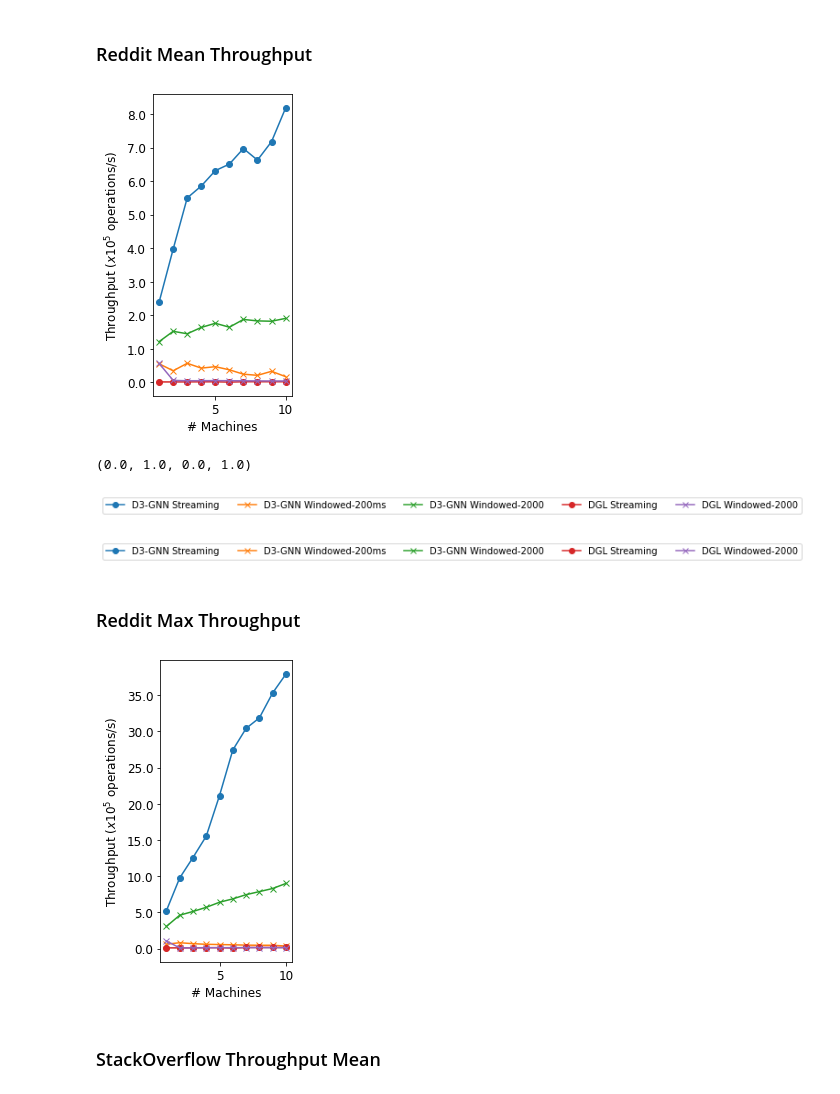
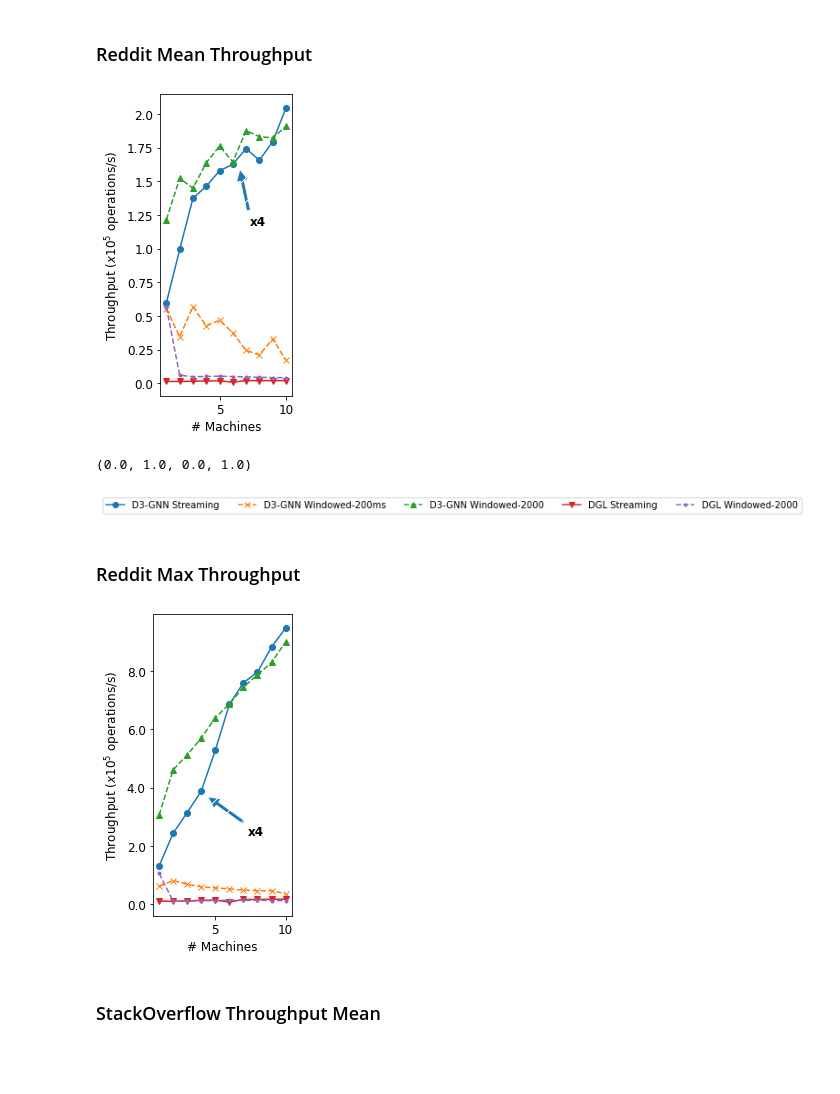
Before and after one commit to Rustam-Warwick/d3-gnn, a Jupyter notebook: helper-scripts/jupyter/Process Flink Metrics.ipynb, the cells around one changed output. Drawn from its saved outputs; the diff is of its cells as text; code cells hidden in the pictures; blank space fills up the shorter version.

```diff
--- a/helper-scripts/jupyter/Process Flink Metrics.ipynb
+++ b/helper-scripts/jupyter/Process Flink Metrics.ipynb
@@ -308,18 +309,16 @@ streaming_throughput_mean
 # %% [markdown]
 ### Reddit Mean Throughput
 # %%
-# streaming_throughput_max=get_aggregated_throughput(entry_folder_name="../streaming_throughput_1_10",metric_name="throughput", agg="max")
-streaming_throughput_mean=transform_parallel_to_machines(agg_concat_list(get_aggregated_throughput(entry_folder_name="../../jupyter/metrics/Streaming Metrics HDRF 8/", metric_name="throughput"),agg="mean"))
-windowed_throughput_mean=transform_parallel_to_machines(agg_concat_list(get_aggregated_throughput(entry_folder_name="../../jupyter/metrics/Windowed Metrics HDRF 2/", metric_name="throughput"),agg="mean"))
-count_window_throughput_mean = transform_parallel_to_machines(agg_concat_list(get_aggregated_throughput(entry_folder_name="../../jupyter/metrics/CountWindowMetrics/", metric_name="throughput"),agg="mean"))
-# streaming_replication_factor = agg_concat_list(get_aggregated_throughput(entry_folder_name="../../jupyter/metrics/Streaming Metrics HDRF 8/", operator_name="HDRF-Partitioner-10Threads", metric_name="Replication Factor"),agg="last_nonzero")
-fig, ax, lines1 = plot_aggregated_dict(None, [streaming_throughput_mean, windowed_throughput_mean, count_window_throughput_mean, DGL_STREAMING_MEAN_THROUGHPUT, DGL_WINDOWED_MEAN_THROUGHPUT],["D3-GNN Streaming", "D3-GNN Windowed-200ms", "D3-GNN Windowed-2000", "DGL Streaming", "DGL Windowed-2000"], ["o", "x","x", "o", "x"], ["-","-","-","-","-"], [None, None, None, None, None], xlabel="# Machines")
-#ax2 = ax.twinx()
-#_, _, lines2 = plot_aggregated_dict(None, [streaming_replication_factor],["RF (HDRF-8)"], ["+"], ["--"],["g"], ylabel="Replication Factor", pre_fig=(fig,ax2), formatter=yfmt2)
-#lines = lines1 + lines2
-#labs = [l.get_label() for l in lines]
-#ax.legend(lines, labs, loc=0)
-#ax.legend(fontsize=12)
+streaming_throughput_mean=transform_dict(agg_concat_list(get_aggregated_throughput(entry_folder_name="../../jupyter/metrics/Streaming Metrics HDRF 8/", metric_name="throughput"),agg="mean"), value_fn=lambda x: x/4)
+windowed_throughput_mean=transform_dict(agg_concat_list(get_aggregated_throughput(entry_folder_name="../../jupyter/metrics/Windowed Metrics HDRF 2/", metric_name="throughput"),agg="mean"))
+count_window_throughput_mean = transform_dict(agg_concat_list(get_aggregated_throughput(entry_folder_name="../../jupyter/metrics/CountWindowMetrics/", metric_name="throughput"),agg="mean"))
+fig, ax, lines1 = plot_aggregated_dict(None, [streaming_throughput_mean, windowed_throughput_mean, count_window_throughput_mean, DGL_STREAMING_MEAN_THROUGHPUT, DGL_WINDOWED_MEAN_THROUGHPUT],["D3-GNN Streaming", "D3-GNN Windowed-200ms", "D3-GNN Windowed-2000", "DGL Streaming", "DGL Windowed-2000"], ["o", "x","^", "v", "."], ["-","--","--","-","--"], [None, None, None, None, None], xlabel="# Machines")
+
+ax.annotate('x4', xy=(0.6, 0.76),  xycoords='axes fraction',
+            xytext=(0.8, 0.6), textcoords='axes fraction',
+            arrowprops=dict(shrink=0.05, edgecolor="white", hatch="/"),
+            horizontalalignment='right', verticalalignment='top', fontsize="large", fontweight="bold"
+            )
 plt.rcParams["figure.figsize"] = (3,5)
 # %% [output]
-[figure, old version]
+[figure, new version]
@@ -336,6 +337,4 @@ ax_leg.axis('off')
 (0.0, 1.0, 0.0, 1.0)
 [figure]
 # %%
-fig_leg
+fig_leg.savefig("../../jupyter/plots/legend-stream-windowed.png", bbox_inches='tight')
-# %% [output]
-[figure, removed]
@@ -345,18 +342,19 @@ fig_leg.savefig("../../jupyter/plots/legend-stream-windowed.png")
 ### Reddit Max Throughput
 # %%
 # streaming_throughput_max=get_aggregated_throughput(entry_folder_name="../streaming_throughput_1_10",metric_name="throughput", agg="max")
-streaming_throughput_max=transform_parallel_to_machines(agg_concat_list(get_aggregated_throughput(entry_folder_name="../../jupyter/metrics/Streaming Metrics HDRF 8/",metric_name="throughput"),agg="max"))
-windowed_throughput_max=transform_parallel_to_machines(agg_concat_list(get_aggregated_throughput(entry_folder_name="../../jupyter/metrics/Windowed Metrics HDRF 2/",metric_name="throughput"),agg="max"))
-count_window_throughput_max = transform_parallel_to_machines(agg_concat_list(get_aggregated_throughput(entry_folder_name="../../jupyter/metrics/CountWindowMetrics/", metric_name="throughput"),agg="max"))
+streaming_throughput_max=transform_dict(agg_concat_list(get_aggregated_throughput(entry_folder_name="../../jupyter/metrics/Streaming Metrics HDRF 8/",metric_name="throughput"),agg="max"), value_fn=lambda x:x/4)
+windowed_throughput_max=transform_dict(agg_concat_list(get_aggregated_throughput(entry_folder_name="../../jupyter/metrics/Windowed Metrics HDRF 2/",metric_name="throughput"),agg="max"))
+count_window_throughput_max = transform_dict(agg_concat_list(get_aggregated_throughput(entry_folder_name="../../jupyter/metrics/CountWindowMetrics/", metric_name="throughput"),agg="max"))
 # streaming_replication_factor = agg_concat_list(get_aggregated_throughput(entry_folder_name="../metrics/Streaming Metrics HDRF 8/", operator_name="HDRF-Partitioner-10Threads", metric_name="Replication Factor"),agg="last_nonzero")
-fig, ax, lines1 = plot_aggregated_dict(None, [streaming_throughput_max, windowed_throughput_max, count_window_throughput_max, DGL_STREAMING_MAX_THROUGHPUT, DGL_WINDOWED_MAX_THROUGHPUT],["D3-GNN Streaming", "D3-GNN Windowed-200ms", "D3-GNN Windowed-2kcount", "DGL Streaming", "DGL_Window_mean"], ["o", "x","x", "o", "x"], ["-","-","-","-","-"], [None, None, None, None, None], xlabel="# Machines")
-#ax2 = ax.twinx()
-#_, _, lines2 = plot_aggregated_dict(None, [streaming_replication_factor],["RF (HDRF-8)"], ["+"], ["--"],["g"], ylabel="Replication Factor", pre_fig=(fig,ax2), formatter=yfmt2)
-#lines = lines1 + lines2
-#labs = [l.get_label() for l in lines]
-#ax.legend(lines, labs, loc=0)
-#ax.legend()
+fig, ax, lines1 = plot_aggregated_dict(None, [streaming_throughput_max, windowed_throughput_max, count_window_throughput_max, DGL_STREAMING_MAX_THROUGHPUT, DGL_WINDOWED_MAX_THROUGHPUT],["D3-GNN Streaming", "D3-GNN Windowed-200ms", "D3-GNN Windowed-2kcount", "DGL Streaming", "DGL_Window_mean"], ["o", "x","^", "v", "."], ["-","--","--","-","--"], [None, None, None, None, None], xlabel="# Machines")
+
+ax.annotate('x4', xy=(0.38, 0.4),  xycoords='axes fraction',
+            xytext=(0.8, 0.3), textcoords='axes fraction',
+            arrowprops=dict(shrink=0.05, edgecolor="white", hatch="/"),
+            horizontalalignment='right', verticalalignment='top', fontsize="large", fontweight="bold"
+            )
+
 plt.rcParams["figure.figsize"] = (3,5)
 # %% [output]
-[figure, old version]
+[figure, new version]
 # %%
```
Also changed, not shown: parts of 15 cells of this notebook, 29 other files.
